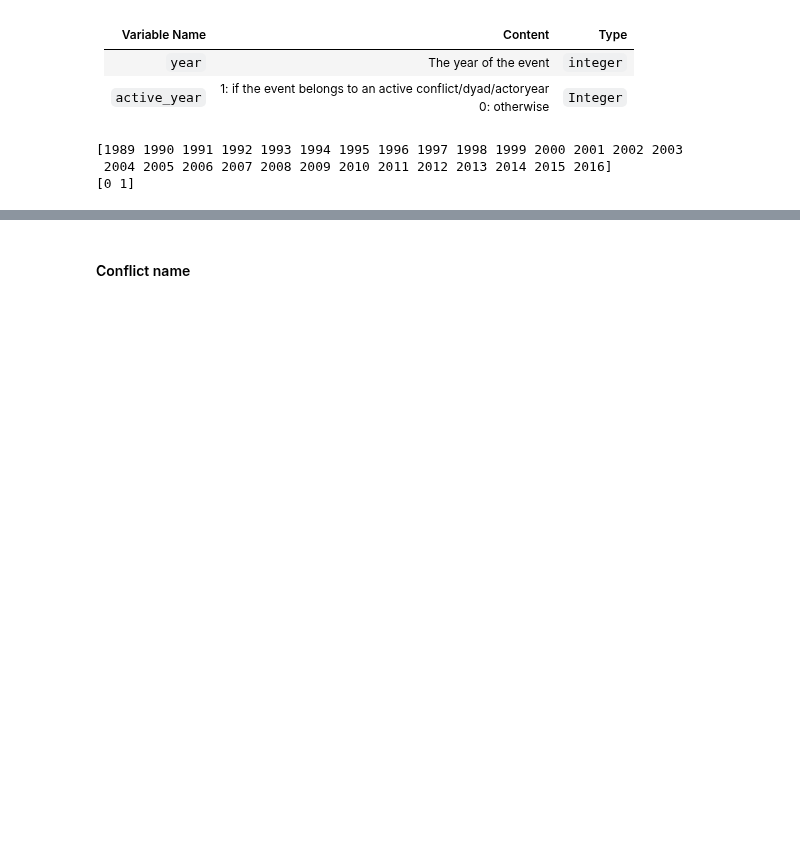
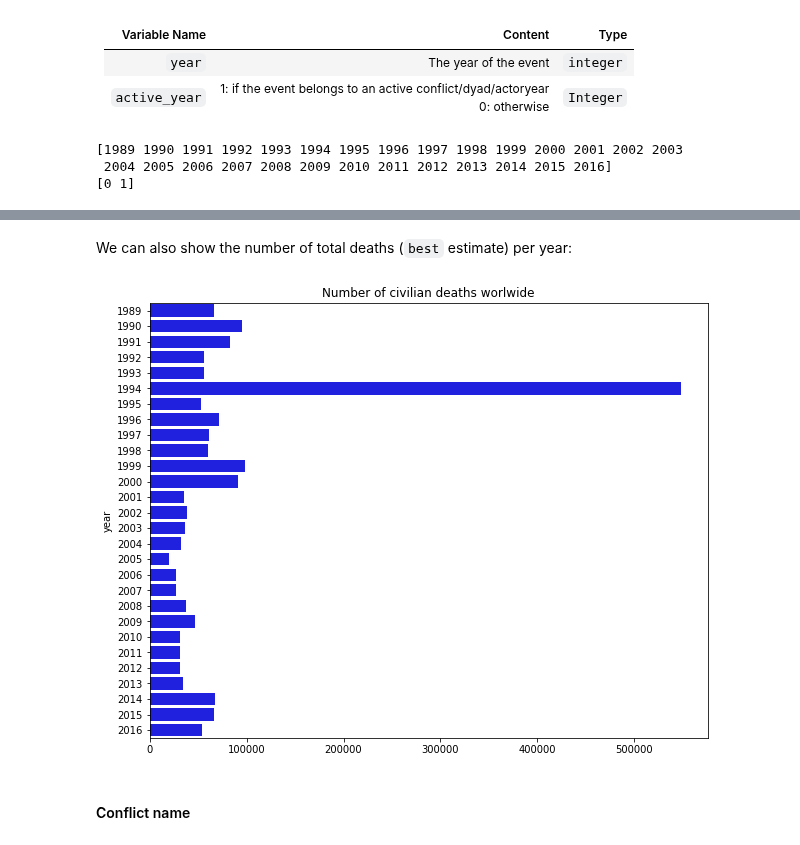
Before and after one commit to armand33/applied_data_analysis_2017, a Jupyter notebook: project/notebooks/Analysis of geographical data.ipynb, the cells around one changed output, grey strips where cells are left out. Saved outputs shown, nothing was run; the diff lists cells and outputs as text; code cells hidden in the pictures; blank space fills up the shorter version.

```diff
--- a/project/notebooks/Analysis of geographical data.ipynb
+++ b/project/notebooks/Analysis of geographical data.ipynb
@@ -141,3 +148,12 @@ There are conflicts in all years from 1989 to 2016. `active_year` contains 0 and
+# %% [markdown]
+We can also show the number of total deaths (`best` estimate) per year:
+# %%
+fig, ax = plt.subplots(figsize=(10,8))
+sns.barplot(df.groupby('year').sum()['best'].values, df.groupby('year').sum()['best'].index, ax=ax, color='blue', orient = 'h')
+ax.set_title('Number of civilian deaths worlwide')
+plt.show()
+# %% [output]
+[figure, added]
 # %% [markdown]
 #### Conflict name
 # %% [markdown]
```
Also changed, not shown: parts of 66 cells of this notebook, 1 other file.
